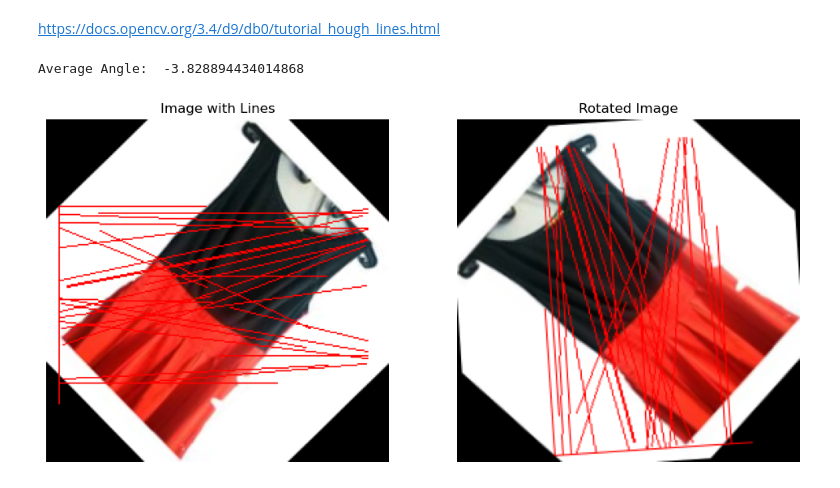
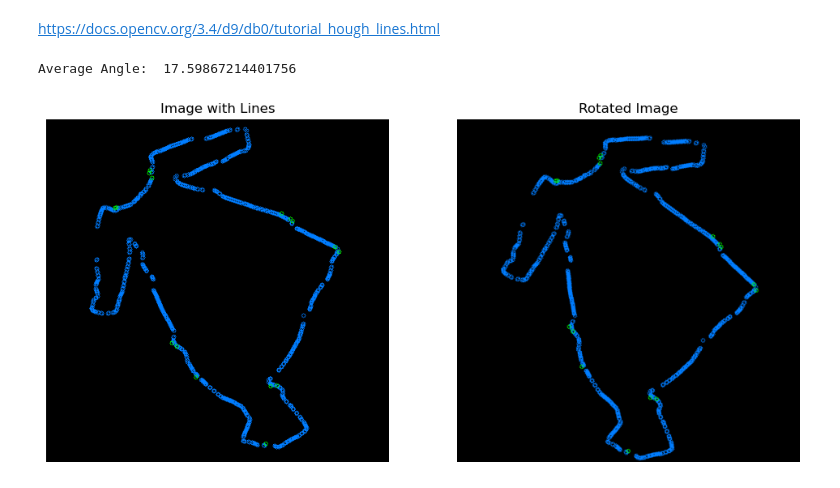
Before and after one commit to kohnmart/master-projekt, a Jupyter notebook: notebooks/preprocessing/line_detection.ipynb, the cells around one changed output. Saved outputs shown, nothing was run; the diff lists cells and outputs as text; code cells hidden in the pictures.

```diff
--- a/notebooks/preprocessing/line_detection.ipynb
+++ b/notebooks/preprocessing/line_detection.ipynb
@@ -23,27 +23,27 @@ def correct_rotation_and_display_with_lines(image_path=""):
     # Load image
     image = cv2.imread(image_path)
     image = cv2.cvtColor(image, cv2.COLOR_BGR2RGB)  # Convert from BGR to RGB for displaying
-    image = cv2.rotate(image, cv2.ROTATE_90_CLOCKWISE)
+    #image = cv2.rotate(image, cv2.ROTATE_90_CLOCKWISE)
     # Convert to grayscale and equalize histogram
     gray = cv2.cvtColor(image, cv2.COLOR_RGB2GRAY)
     gray = cv2.equalizeHist(gray)
 
-    # Define the range of rotation angles
-    min_angle = -45
-    max_angle = 45
+    # # Define the range of rotation angles
+    # min_angle = -45
+    # max_angle = 45
 
-    # Generate a random angle within the specified range
-    angle = random.uniform(min_angle, max_angle)
+    # # Generate a random angle within the specified range
+    # angle = random.uniform(min_angle, max_angle)
 
-    width, height = image.shape[1], image.shape[0]
-    rotation_matrix = cv2.getRotationMatrix2D((width // 2, height // 2), angle, 1)
-    image = cv2.warpAffine(image, rotation_matrix, (width, height))
+    # width, height = image.shape[1], image.shape[0]
+    # rotation_matrix = cv2.getRotationMatrix2D((width // 2, height // 2), angle, 1)
+    # image = cv2.warpAffine(image, rotation_matrix, (width, height))
 
     # Detect edges
-    edges = cv2.Canny(gray, 100, 150, apertureSize=5)
+    edges = cv2.Canny(gray, 10, 100, apertureSize=3)
 
     # Use Hough Line Transform to detect lines
-    lines = cv2.HoughLinesP(edges, 1, np.pi/180, threshold=70, minLineLength=100, maxLineGap=20)
+    lines = cv2.HoughLinesP(edges, 1, np.pi/180, threshold=10, minLineLength=100, maxLineGap=40)
 
     if lines is not None:
         # Prepare to calculate the average angle
@@ -52,43 +52,48 @@ def correct_rotation_and_display_with_lines(image_path=""):
 
         for line in lines:
             x1, y1, x2, y2 = line[0]
-            cv2.line(image, (x1, y1), (x2, y2), (255, 0, 0), 1)  # Draw each detected line in red
-            angle = np.arctan2(y2 - y1, x2 - x1)
-            sin_sum += np.sin(angle)
-            cos_sum += np.cos(angle)
+            length = np.sqrt((x2 - x1) ** 2 + (y2 - y1) ** 2)
+            #print(length)
+            if length > 200:
+                #cv2.line(image, (x1, y1), (x2, y2), (255, 0, 0), 3)  # Draw each detected line in red
+                cv2.circle(image, (x1, y1), 3, (0, 255, 0))
+                cv2.circle(image, (x2, y2), 3, (0, 255, 0))
+                angle = np.arctan2(y2 - y1, x2 - x1)
+                sin_sum += np.sin(angle)
+                cos_sum += np.cos(angle)
 
         # Calculate average angle using vector sums
         average_angle = np.arctan2(sin_sum, cos_sum)
         average_angle_degrees = np.degrees(average_angle)
 
         print("Average Angle: ", average_angle_degrees)
 
         # Rotate image to align
         width, height = image.shape[1], image.shape[0]
-        rotation_matrix = cv2.getRotationMatrix2D((width // 2, height // 2), 90-average_angle_degrees, 1)
+        rotation_matrix = cv2.getRotationMatrix2D((width // 2, height // 2), -average_angle_degrees, 1)
         rotated_image = cv2.warpAffine(image, rotation_matrix, (width, height))
     else:
         rotated_image = image  # No rotation if no lines are detected
 
     # Display the original and rotated images using matplotlib
     plt.figure(figsize=(12, 6))
     plt.subplot(121)
     plt.imshow(image)
     plt.title('Image with Lines')
     plt.axis('off')
 
     plt.subplot(122)
     plt.imshow(rotated_image)
     plt.title('Rotated Image')
     plt.axis('off')
 
     plt.show()
 
 
-relative_path = get_training_data_path('classifier', 'dress')
+# relative_path = get_training_data_path('classifier', 'dress')
 
-full_path = os.path.join(relative_path, 'dress33.jpg')
-correct_rotation_and_display_with_lines(full_path)
+# full_path = os.path.join(relative_path, 'dress33.jpg')
+correct_rotation_and_display_with_lines('./test.png')
 # %% [output]
-Average Angle:  -3.828894434014868
+Average Angle:  17.59867214401756
-[figure, old version]
+[figure, new version]
```
Also changed, not shown: 4 other files.
